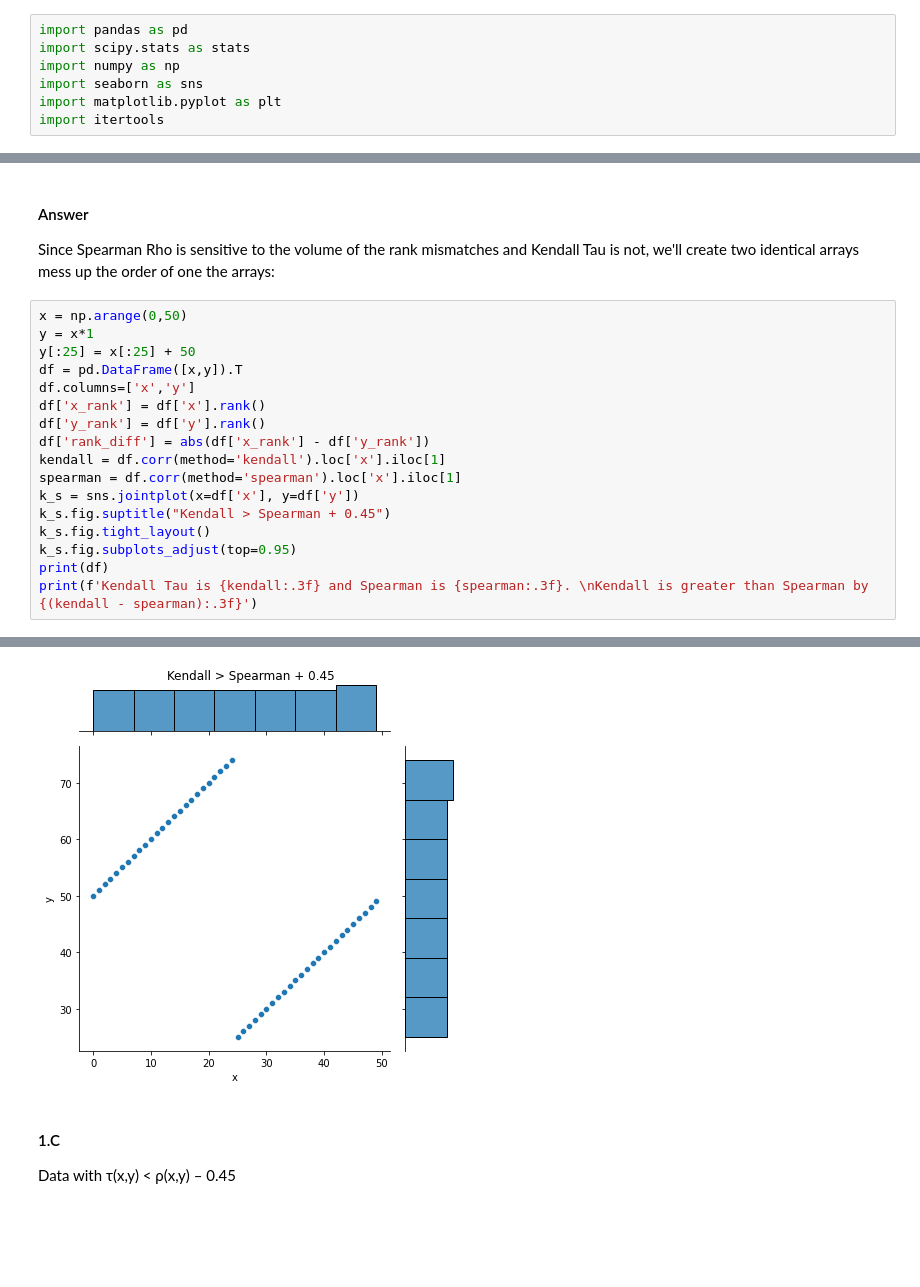
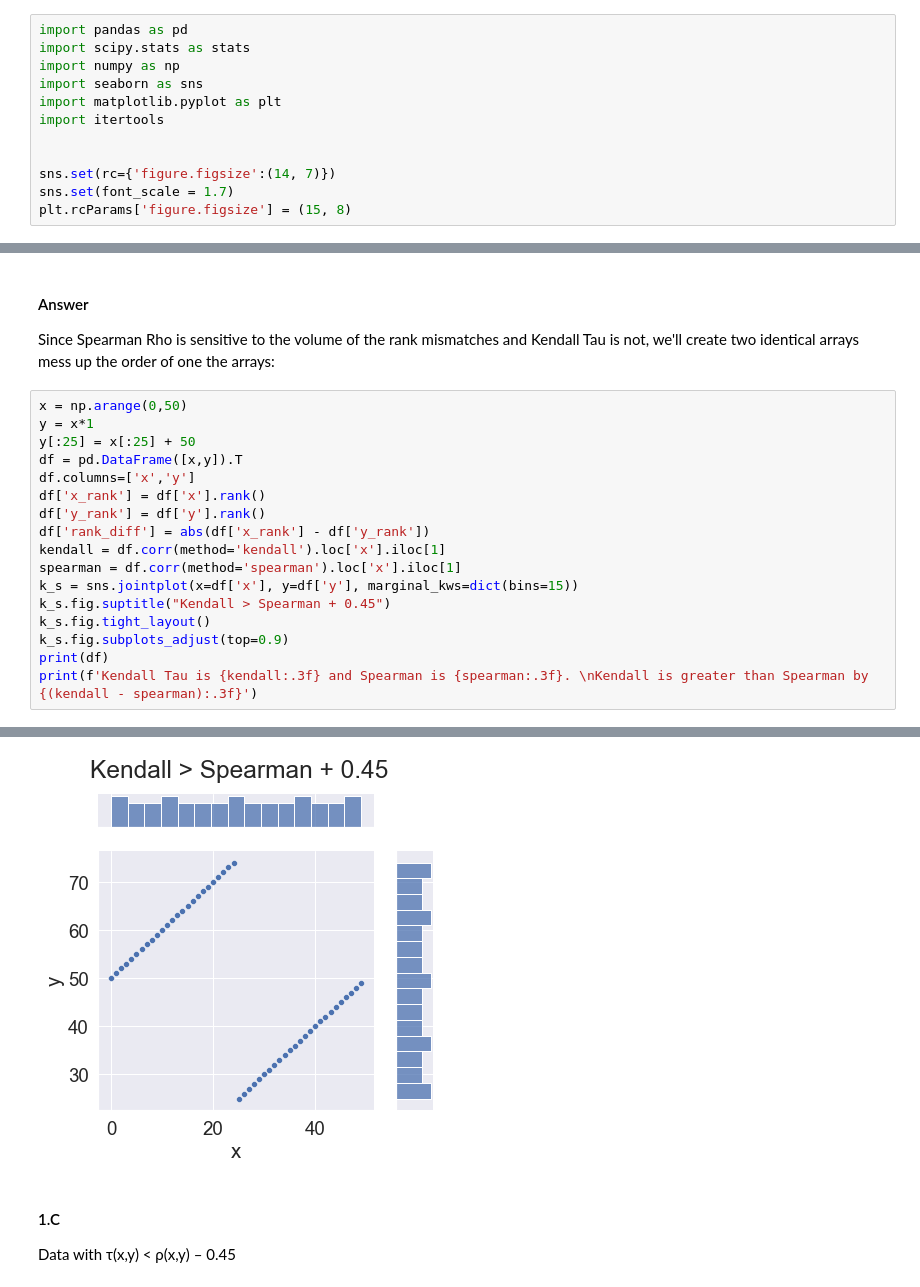
Before and after one commit to EyalMichaeli/IDC_masters, a Jupyter notebook: SnDA/HW3/HW3.ipynb, the cells around one changed output, grey strips where cells are left out. Drawn from its saved outputs; the diff is of its cells as text; blank space fills up the shorter version.

```diff
--- a/SnDA/HW3/HW3.ipynb
+++ b/SnDA/HW3/HW3.ipynb
@@ -20,6 +20,11 @@ import numpy as np
 import seaborn as sns
 import matplotlib.pyplot as plt
 import itertools
+
+
+sns.set(rc={'figure.figsize':(14, 7)})
+sns.set(font_scale = 1.7)
+plt.rcParams['figure.figsize'] = (15, 8)
 # %% [markdown]
 ### Question 1 - Correlations (15 points)
 # %% [markdown]
@@ -89,36 +94,36 @@ y = x*1
 y[:25] = x[:25] + 50
 df = pd.DataFrame([x,y]).T
 df.columns=['x','y']
 df['x_rank'] = df['x'].rank()
 df['y_rank'] = df['y'].rank()
 df['rank_diff'] = abs(df['x_rank'] - df['y_rank'])
 kendall = df.corr(method='kendall').loc['x'].iloc[1]
 spearman = df.corr(method='spearman').loc['x'].iloc[1]
-k_s = sns.jointplot(x=df['x'], y=df['y'])
+k_s = sns.jointplot(x=df['x'], y=df['y'], marginal_kws=dict(bins=15))
 k_s.fig.suptitle("Kendall > Spearman + 0.45")
 k_s.fig.tight_layout()
-k_s.fig.subplots_adjust(top=0.95)
+k_s.fig.subplots_adjust(top=0.9)
 print(df)
 print(f'Kendall Tau is {kendall:.3f} and Spearman is {spearman:.3f}. \nKendall is greater than Spearman by {(kendall - spearman):.3f}')
 # %% [output]
      x   y  x_rank  y_rank  rank_diff
 0    0  50     1.0    26.0       25.0
 1    1  51     2.0    27.0       25.0
 2    2  52     3.0    28.0       25.0
 3    3  53     4.0    29.0       25.0
 4    4  54     5.0    30.0       25.0
 5    5  55     6.0    31.0       25.0
 6    6  56     7.0    32.0       25.0
 7    7  57     8.0    33.0       25.0
 8    8  58     9.0    34.0       25.0
 9    9  59    10.0    35.0       25.0
 10  10  60    11.0    36.0       25.0
 ... (37 lines left out)
 48  48  48    49.0    24.0       25.0
 49  49  49    50.0    25.0       25.0
 Kendall Tau is -0.020 and Spearman is -0.501.
 Kendall is greater than Spearman by 0.480
-[figure, old version]
+[figure, new version]
 # %% [markdown]
 #### 1.C
 Data with τ(x,y) < ρ(x,y) – 0.45
```
Also changed, not shown: parts of 37 cells of this notebook.
